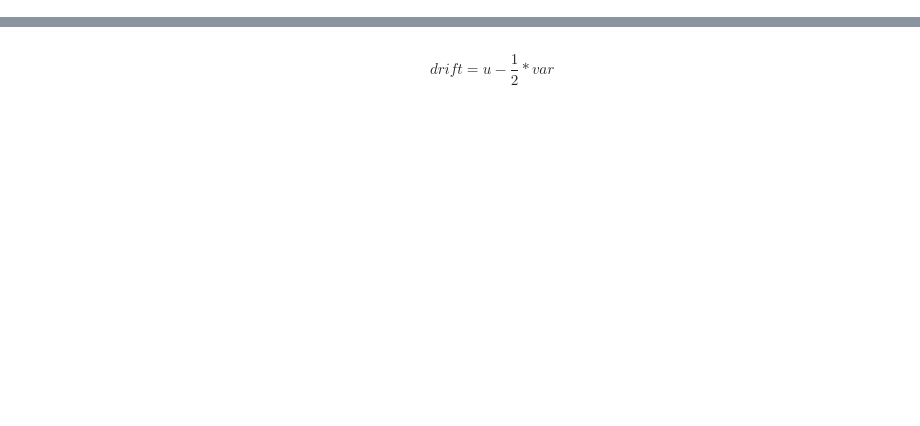
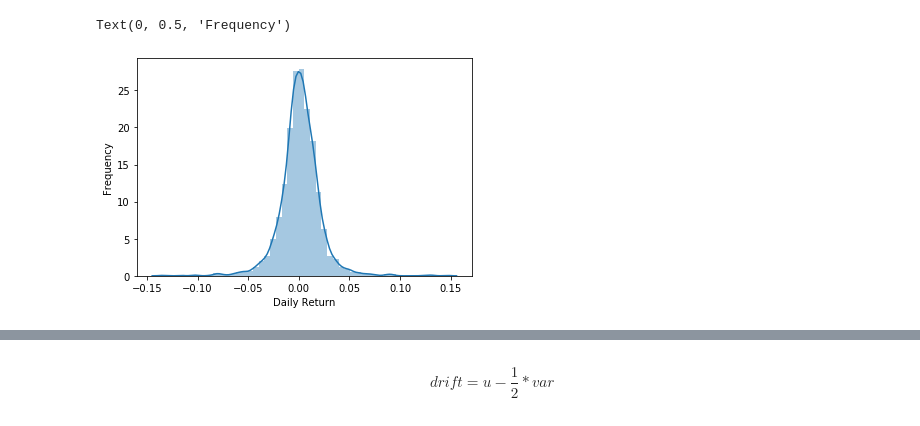
Before and after one commit to eliasmelul/finance_portfolio, a Jupyter notebook: Monte Carlo Simulations.ipynb, the cells around one changed output, grey strips where cells are left out. Cells and saved outputs as stored; diff of their text form; code cells hidden in the pictures; blank space fills up the shorter version.

```diff
--- a/Monte Carlo Simulations.ipynb
+++ b/Monte Carlo Simulations.ipynb
@@ -23,3 +33,10 @@ log_returns.head()
+# %%
+sns.distplot(log_returns.iloc[1:])
+plt.xlabel("Daily Return")
+plt.ylabel("Frequency")
+# %% [output]
+Text(0, 0.5, 'Frequency')
+[figure, added]
 # %%
 data.plot(figsize=(15,6))
 # %% [output]
```
Also changed, not shown: parts of 20 cells of this notebook, 10 other files.
